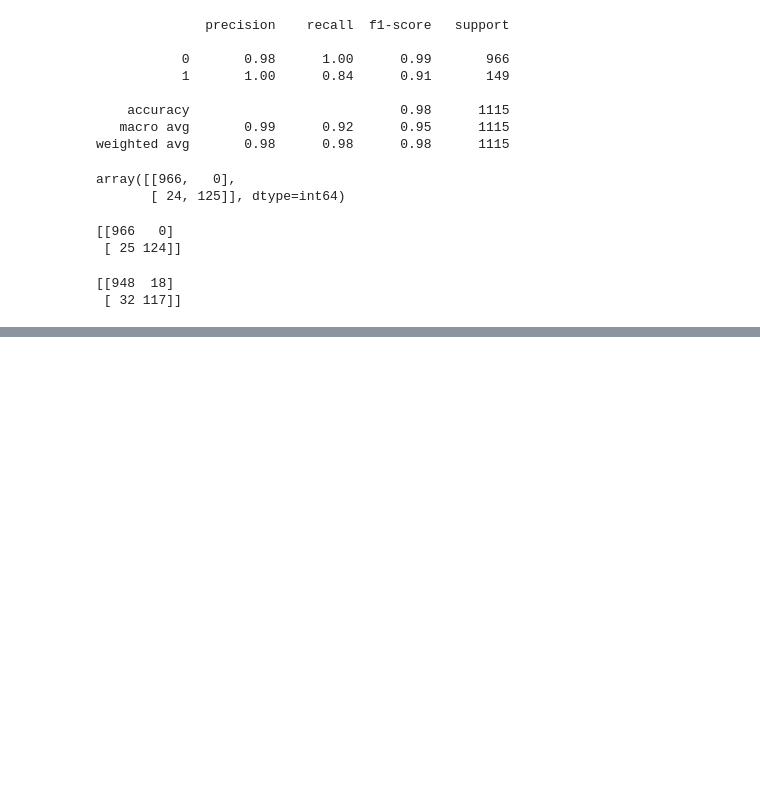
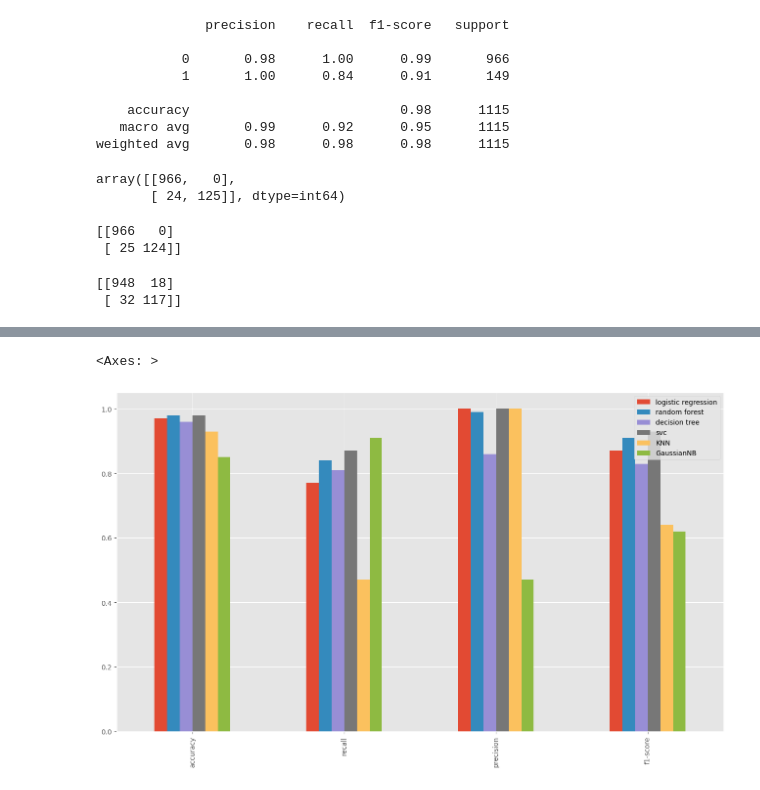
Before and after one commit to MKOfosu/Spam-Detection-Project, a Jupyter notebook: Spam Detection Project.ipynb, the cells around one changed output, grey strips where cells are left out. Drawn from its saved outputs; the diff is of its cells as text; code cells hidden in the pictures; blank space fills up the shorter version.

```diff
--- a/Spam Detection Project.ipynb
+++ b/Spam Detection Project.ipynb
@@ -274,0 +360,7 @@ print(confusion_matrix(y_test, preds))
+# %%
+# test the performamnce on tdif vectorised data
+
+model_performance(models, X_train_vect.toarray(), y_train, X_test_vect.toarray(), y_test)
+# %% [output]
+<Axes: >
+[figure, added]
```
Also changed, not shown: parts of 28 cells of this notebook.
